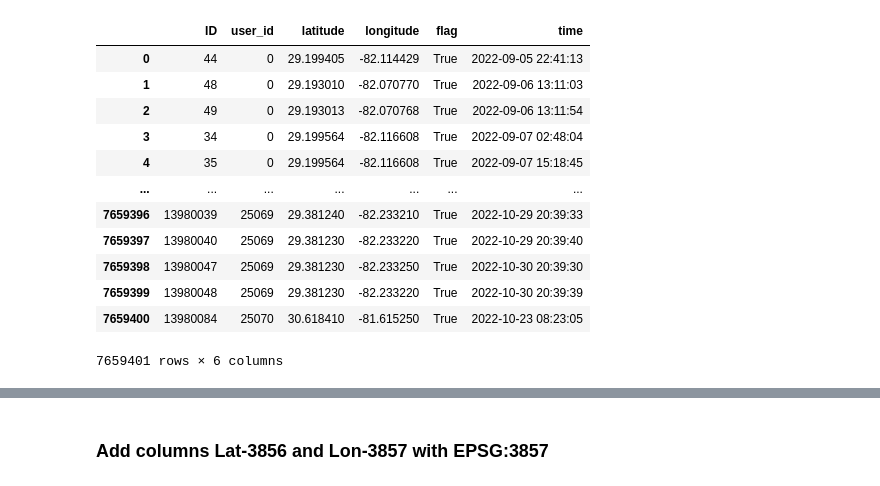
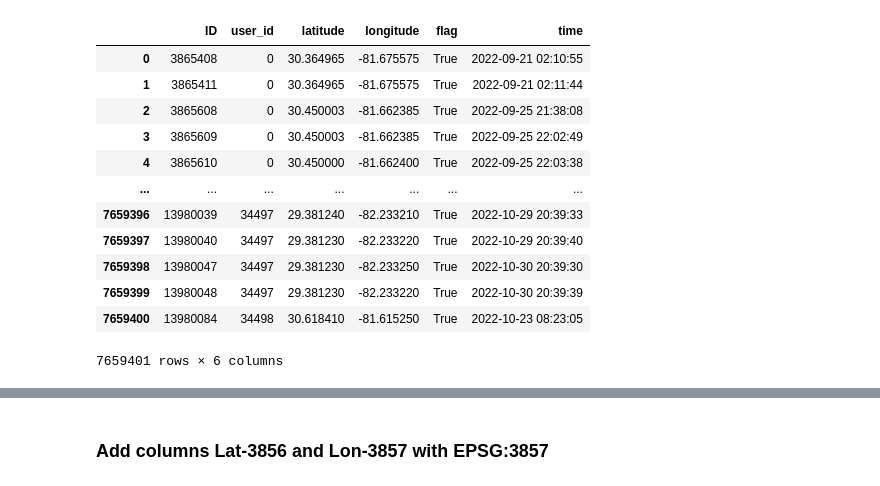
Before and after one commit to superoctober1213/GPS-Data-Travel-Survey, a Jupyter notebook: home_inference.ipynb, the cells around one changed output, grey strips where cells are left out. Saved outputs shown, nothing was run; the diff lists cells and outputs as text; code cells hidden in the pictures.

```diff
--- a/home_inference.ipynb
+++ b/home_inference.ipynb
@@ -6,19 +6,19 @@ from datetime import datetime
 import time as T
 import pyproj
 # %%
-ndf = pd.read_csv('data.csv')
-ndf
+df = pd.read_csv('data.csv')
+df
 # %% [output]
 |  | ID | user_id | latitude | longitude | flag | time |
-| 0 | 44 | 0 | 29.199405 | -82.114429 | True | 2022-09-05 22:41:13 |
-| 1 | 48 | 0 | 29.193010 | -82.070770 | True | 2022-09-06 13:11:03 |
-| 2 | 49 | 0 | 29.193013 | -82.070768 | True | 2022-09-06 13:11:54 |
-| 3 | 34 | 0 | 29.199564 | -82.116608 | True | 2022-09-07 02:48:04 |
-| 4 | 35 | 0 | 29.199564 | -82.116608 | True | 2022-09-07 15:18:45 |
+| 0 | 3865408 | 0 | 30.364965 | -81.675575 | True | 2022-09-21 02:10:55 |
+| 1 | 3865411 | 0 | 30.364965 | -81.675575 | True | 2022-09-21 02:11:44 |
+| 2 | 3865608 | 0 | 30.450003 | -81.662385 | True | 2022-09-25 21:38:08 |
+| 3 | 3865609 | 0 | 30.450003 | -81.662385 | True | 2022-09-25 22:02:49 |
+| 4 | 3865610 | 0 | 30.450000 | -81.662400 | True | 2022-09-25 22:03:38 |
 | ... | ... | ... | ... | ... | ... | ... |
-| 7659396 | 13980039 | 25069 | 29.381240 | -82.233210 | True | 2022-10-29 20:39:33 |
-| 7659397 | 13980040 | 25069 | 29.381230 | -82.233220 | True | 2022-10-29 20:39:40 |
-| 7659398 | 13980047 | 25069 | 29.381230 | -82.233250 | True | 2022-10-30 20:39:30 |
-| 7659399 | 13980048 | 25069 | 29.381230 | -82.233220 | True | 2022-10-30 20:39:39 |
-| 7659400 | 13980084 | 25070 | 30.618410 | -81.615250 | True | 2022-10-23 08:23:05 |
+| 7659396 | 13980039 | 34497 | 29.381240 | -82.233210 | True | 2022-10-29 20:39:33 |
+| 7659397 | 13980040 | 34497 | 29.381230 | -82.233220 | True | 2022-10-29 20:39:40 |
+| 7659398 | 13980047 | 34497 | 29.381230 | -82.233250 | True | 2022-10-30 20:39:30 |
+| 7659399 | 13980048 | 34497 | 29.381230 | -82.233220 | True | 2022-10-30 20:39:39 |
+| 7659400 | 13980084 | 34498 | 30.618410 | -81.615250 | True | 2022-10-23 08:23:05 |
 7659401 rows × 6 columns
```
Also changed, not shown: parts of 11 cells of this notebook, 3 other files.
